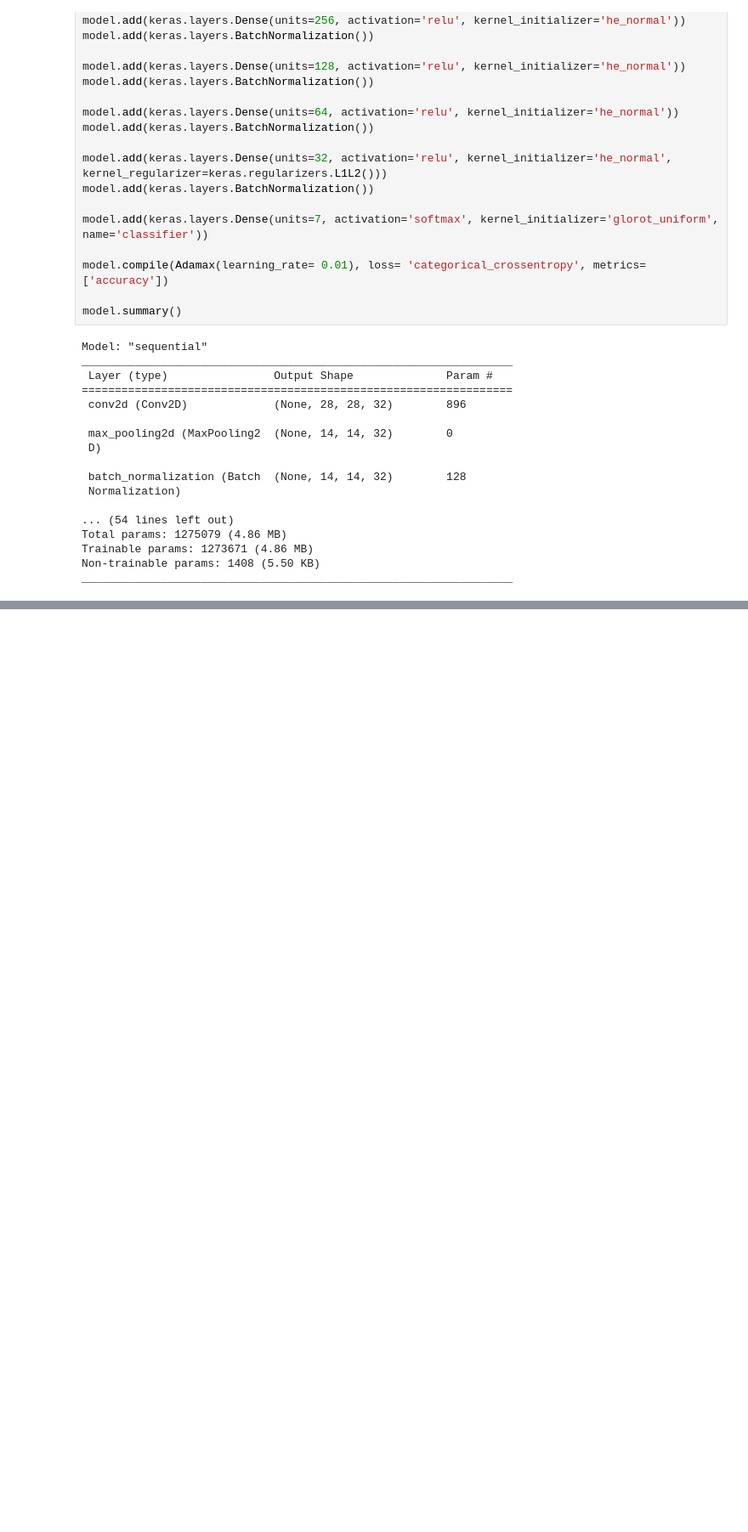
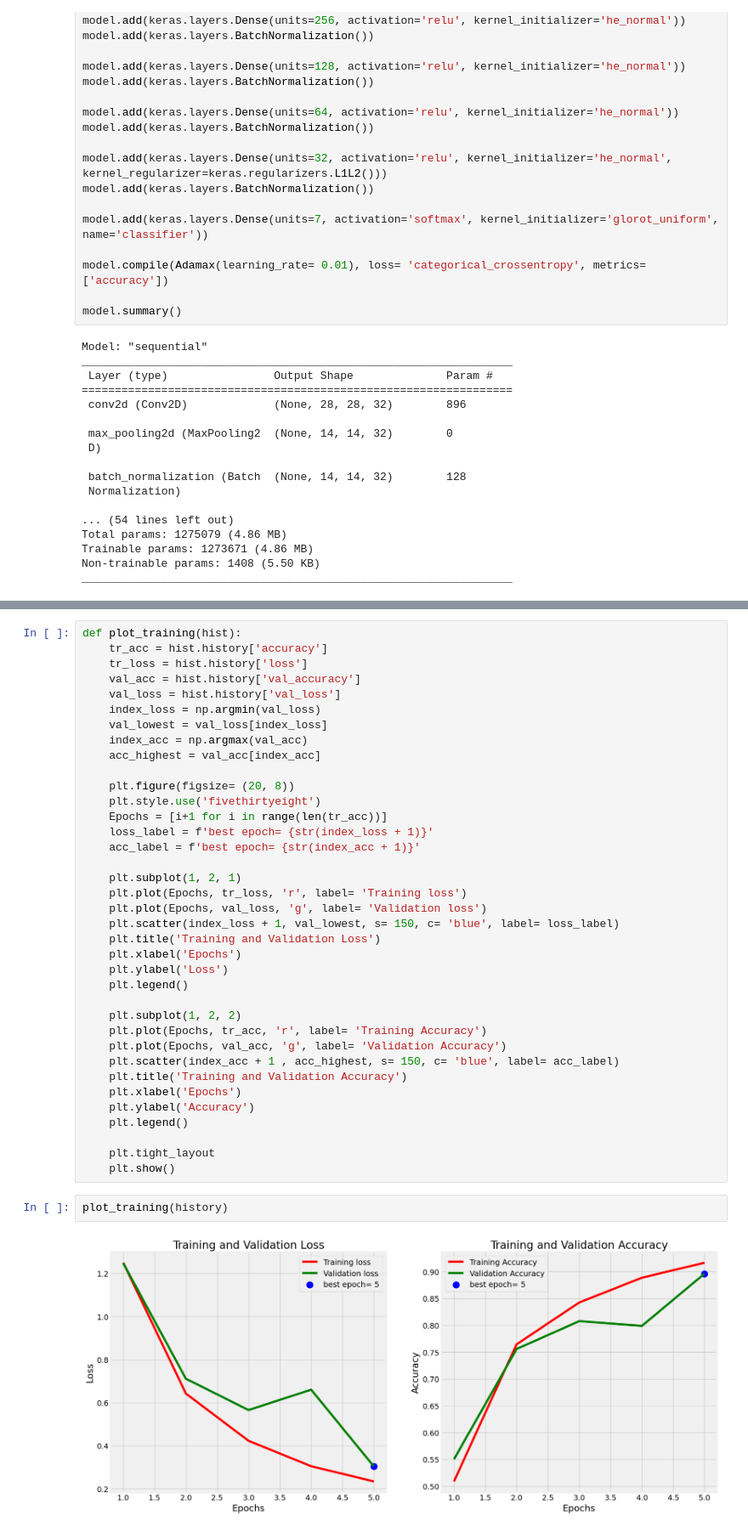
Before and after one commit to SambridhikaShrestha/Detection_of_SkinDisease, a Jupyter notebook: detection_skinDisease.ipynb, the cells around one changed output, grey strips where cells are left out. Shown at 85% size. Saved outputs shown, nothing was run; the diff lists cells and outputs as text; blank space fills up the shorter version.

```diff
--- a/detection_skinDisease.ipynb
+++ b/detection_skinDisease.ipynb
@@ -411,0 +410,41 @@ Test Accuracy:  0.827168881893158
+# %%
+def plot_training(hist):
+    tr_acc = hist.history['accuracy']
+    tr_loss = hist.history['loss']
+    val_acc = hist.history['val_accuracy']
+    val_loss = hist.history['val_loss']
+    index_loss = np.argmin(val_loss)
+    val_lowest = val_loss[index_loss]
+    index_acc = np.argmax(val_acc)
+    acc_highest = val_acc[index_acc]
+
+    plt.figure(figsize= (20, 8))
+    plt.style.use('fivethirtyeight')
+    Epochs = [i+1 for i in range(len(tr_acc))]
+    loss_label = f'best epoch= {str(index_loss + 1)}'
+    acc_label = f'best epoch= {str(index_acc + 1)}'
+
+    plt.subplot(1, 2, 1)
+    plt.plot(Epochs, tr_loss, 'r', label= 'Training loss')
+    plt.plot(Epochs, val_loss, 'g', label= 'Validation loss')
+    plt.scatter(index_loss + 1, val_lowest, s= 150, c= 'blue', label= loss_label)
+    plt.title('Training and Validation Loss')
+    plt.xlabel('Epochs')
+    plt.ylabel('Loss')
+    plt.legend()
+
+    plt.subplot(1, 2, 2)
+    plt.plot(Epochs, tr_acc, 'r', label= 'Training Accuracy')
+    plt.plot(Epochs, val_acc, 'g', label= 'Validation Accuracy')
+    plt.scatter(index_acc + 1 , acc_highest, s= 150, c= 'blue', label= acc_label)
+    plt.title('Training and Validation Accuracy')
+    plt.xlabel('Epochs')
+    plt.ylabel('Accuracy')
+    plt.legend()
+
+    plt.tight_layout
+    plt.show()
+# %%
+plot_training(history)
+# %% [output]
+[figure, added]
```
Also changed, not shown: parts of 8 cells of this notebook.
